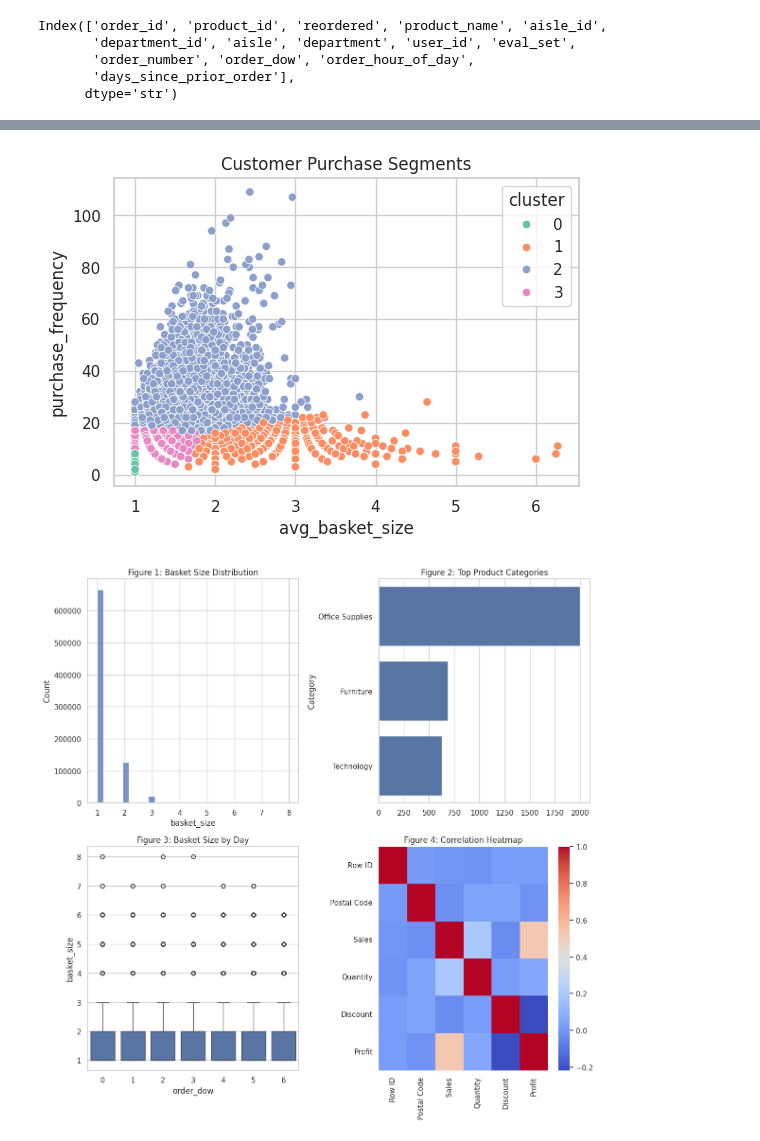
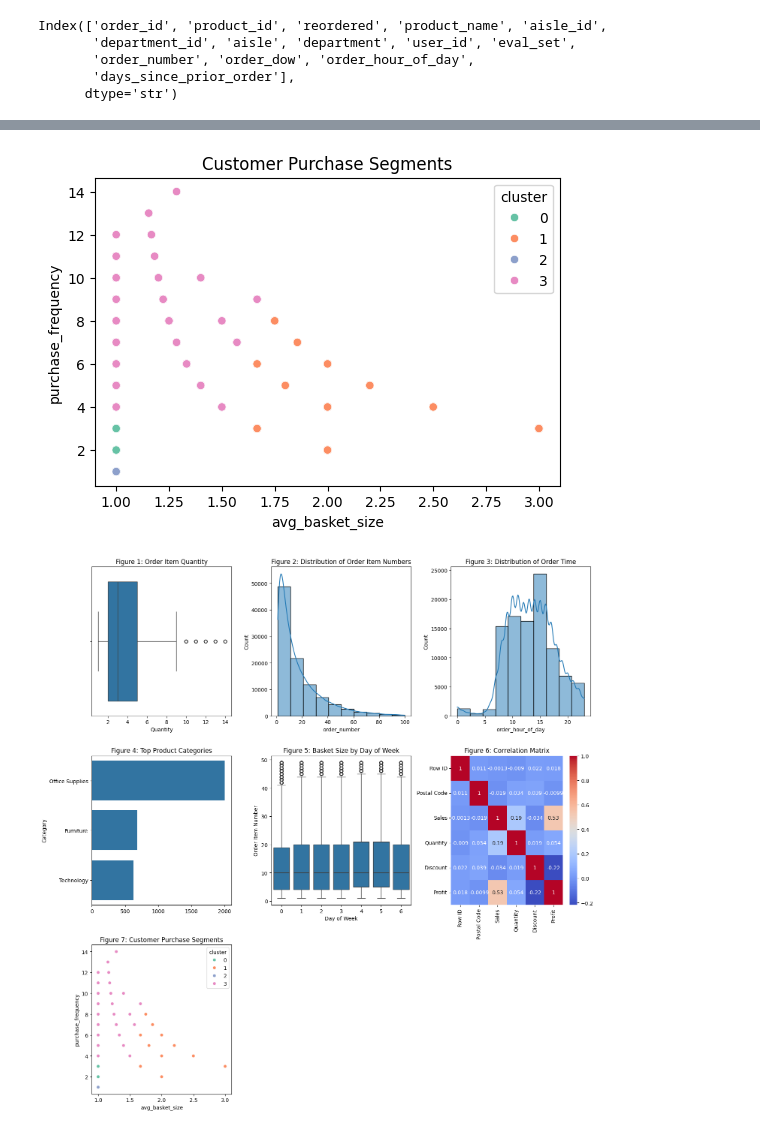
Before and after one commit to nwing2/Module-B-semester-2, a Jupyter notebook: MilestoneThree.ipynb, the cells around one changed output, grey strips where cells are left out. Cells and saved outputs as stored; diff of their text form; code cells hidden in the pictures.

```diff
--- a/MilestoneThree.ipynb
+++ b/MilestoneThree.ipynb
@@ -83,7 +83,7 @@ order_products = pd.concat([prior, train], ignore_index=True)
 # -------------------------
 # SAMPLE to avoid RAM crash
 # -------------------------
-order_products = order_products.sample(5000, random_state=42)
+order_products = order_products.sample(100000, random_state=42)
 
 print("Sampled rows:", order_products.shape)
 
@@ -183,5 +206,5 @@ plt.xlabel("Order Item Quantity")
 plt.show()
 
 # Filter unrealistic quantities
-ecommerce = ecommerce[ecommerce["Order"] < 100]
+ecommerce = ecommerce[ecommerce["Quantity"] < 100]
 # %% [output]
@@ -299,26 +341,75 @@ plt.title("Customer Purchase Segments")
 
 plt.show()
 # %% [output]
-[figure, old version]
+[figure, new version]
 # %%
-fig, axes = plt.subplots(2, 2, figsize=(12,12))
+import matplotlib.pyplot as plt
+import seaborn as sns
+import numpy as np
 
-sns.histplot(basket_df["basket_size"], bins=30, ax=axes[0,0])
-axes[0,0].set_title("Figure 1: Basket Size Distribution")
+# Filter unrealistic quantities
+ecommerce = ecommerce[ecommerce["Quantity"] < 100]
 
-sns.barplot(x=category_counts.values, y=category_counts.index, ax=axes[0,1])
-axes[0,1].set_title("Figure 2: Top Product Categories")
+numeric_data = ecommerce.select_dtypes(include=[np.number])
+basket_crop = instacart[instacart["order_number"] < 50]
+category_counts = ecommerce["Category"].value_counts().head(10)
 
-sns.boxplot(x=basket_orders["order_dow"], y=basket_orders["basket_size"], ax=axes[1,0])
-axes[1,0].set_title("Figure 3: Basket Size by Day")
+fig, axes = plt.subplots(3, 3, figsize=(15,15))
 
-sns.heatmap(numeric_data.corr(), cmap="coolwarm", ax=axes[1,1])
-axes[1,1].set_title("Figure 4: Correlation Heatmap")
+# 1. Quantity boxplot
+sns.boxplot(x=ecommerce["Quantity"], ax=axes[0,0])
+axes[0,0].set_title("Figure 1: Order Item Quantity")
+
+# 2. Order number histogram
+sns.histplot(instacart["order_number"], bins=10, kde=True, ax=axes[0,1])
+axes[0,1].set_title("Figure 2: Distribution of Order Item Numbers")
+
+# 3. Order hour histogram
+sns.histplot(instacart["order_hour_of_day"], bins=10, kde=True, ax=axes[0,2])
+axes[0,2].set_title("Figure 3: Distribution of Order Time")
+
+# 4. Category bar chart
+sns.barplot(x=category_counts.values, y=category_counts.index, ax=axes[1,0])
+axes[1,0].set_title("Figure 4: Top Product Categories")
+
+# 5. Basket size by day boxplot
+sns.boxplot(
+    x=basket_crop["order_dow"],
+    y=basket_crop["order_number"],
+    ax=axes[1,1]
+)
+axes[1,1].set_title("Figure 5: Basket Size by Day of Week")
+axes[1,1].set_xlabel("Day of Week")
+axes[1,1].set_ylabel("Order Item Number")
+
+# 6. Correlation heatmap
+sns.heatmap(
+    numeric_data.corr(),
+    annot=True,
+    cmap="coolwarm",
+    ax=axes[1,2]
+)
+axes[1,2].set_title("Figure 6: Correlation Matrix")
+
+# 7. Customer cluster scatterplot
+sns.scatterplot(
+    data=customer_features,
+    x="avg_basket_size",
+    y="purchase_frequency",
+    hue="cluster",
+    palette="Set2",
+    ax=axes[2,0]
+)
+axes[2,0].set_title("Figure 7: Customer Purchase Segments")
+
+# Hide unused subplot spaces
+axes[2,1].axis("off")
+axes[2,2].axis("off")
 
 plt.tight_layout()
 
 plt.savefig("milestone_figures.png", dpi=300)
 
 plt.show()
 # %% [output]
-[figure, old version]
+[figure, new version]
```
Also changed, not shown: parts of 13 cells of this notebook, 11 other files.
